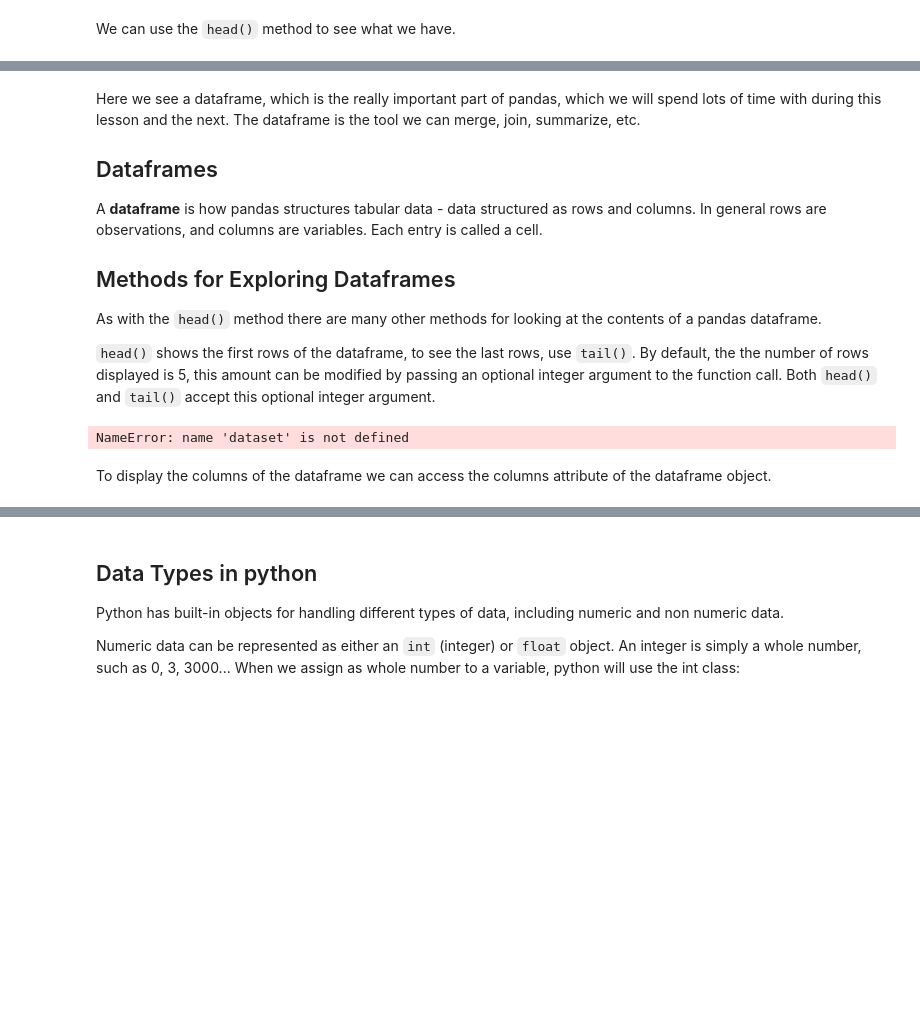
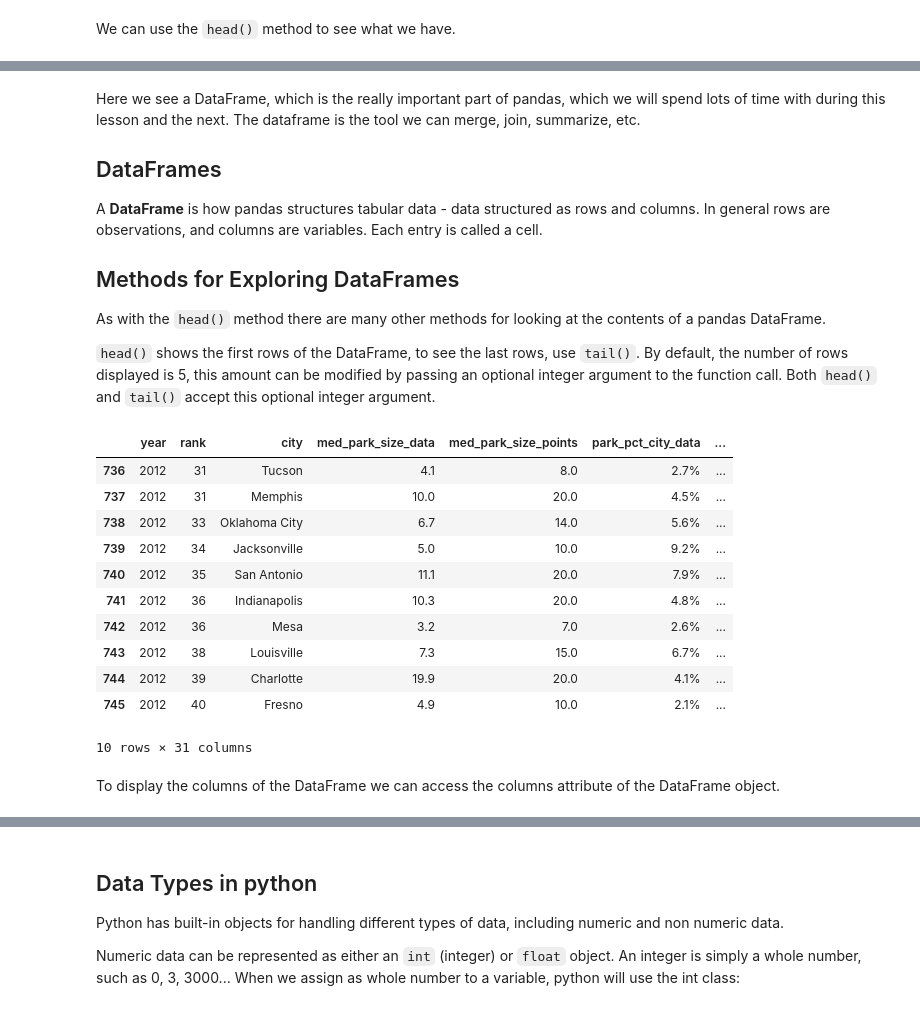
Before and after one commit to ucdavisdatalab/workshop_python_basics, a Jupyter notebook: _sources/chapters/02_scipy-basics.ipynb, the cells around one changed output, grey strips where cells are left out. Saved outputs shown, nothing was run; the diff lists cells and outputs as text; code cells hidden in the pictures; blank space fills up the shorter version.

```diff
--- a/_sources/chapters/02_scipy-basics.ipynb
+++ b/_sources/chapters/02_scipy-basics.ipynb
@@ -71,29 +70,40 @@ df.head()
 # %% [markdown]
-Here we see a dataframe, which is the really important part of pandas, which we
+Here we see a DataFrame, which is the really important part of pandas, which we
 will spend lots of time with during this lesson and the next.
 The dataframe is the tool we can merge, join, summarize, etc.
 
-## Dataframes
+## DataFrames
 
-A **dataframe** is how pandas structures tabular data - data structured as rows
+A **DataFrame** is how pandas structures tabular data - data structured as rows
 and columns. In general rows are observations, and columns are variables.
 Each entry is called a cell.
 
 
-## Methods for Exploring Dataframes
+## Methods for Exploring DataFrames
 
 As with the `head()` method there are many other methods for looking
-at the contents of a pandas dataframe.
+at the contents of a pandas DataFrame.
 
-`head()` shows the first rows of the dataframe, to see the last rows, use
-`tail()`. By default, the the number of rows displayed is 5, this amount
+`head()` shows the first rows of the DataFrame, to see the last rows, use
+`tail()`. By default, the number of rows displayed is 5, this amount
 can be modified by passing an optional integer argument to the function call.
 Both `head()` and `tail()` accept this optional integer argument.
 # %%
-dataset.tail(10)
+df.tail(10)
 # %% [output]
+|  | year | rank | city | med_park_size_data | med_park_size_points | park_pct_city_data | ... |
+| 736 | 2012 | 31 | Tucson | 4.1 | 8.0 | 2.7% | ... |
+| 737 | 2012 | 31 | Memphis | 10.0 | 20.0 | 4.5% | ... |
+| 738 | 2012 | 33 | Oklahoma City | 6.7 | 14.0 | 5.6% | ... |
+| 739 | 2012 | 34 | Jacksonville | 5.0 | 10.0 | 9.2% | ... |
+| 740 | 2012 | 35 | San Antonio | 11.1 | 20.0 | 7.9% | ... |
+| 741 | 2012 | 36 | Indianapolis | 10.3 | 20.0 | 4.8% | ... |
+| 742 | 2012 | 36 | Mesa | 3.2 | 7.0 | 2.6% | ... |
+| 743 | 2012 | 38 | Louisville | 7.3 | 15.0 | 6.7% | ... |
+| 744 | 2012 | 39 | Charlotte | 19.9 | 20.0 | 4.1% | ... |
+| 745 | 2012 | 40 | Fresno | 4.9 | 10.0 | 2.1% | ... |
-NameError: name 'dataset' is not defined
+10 rows × 31 columns
 # %% [markdown]
-To display the columns of the dataframe we can access the columns attribute
-of the dataframe object.
+To display the columns of the DataFrame we can access the columns attribute
+of the DataFrame object.
 # %%
```
Also changed, not shown: parts of 99 cells of this notebook, 15 other files.
